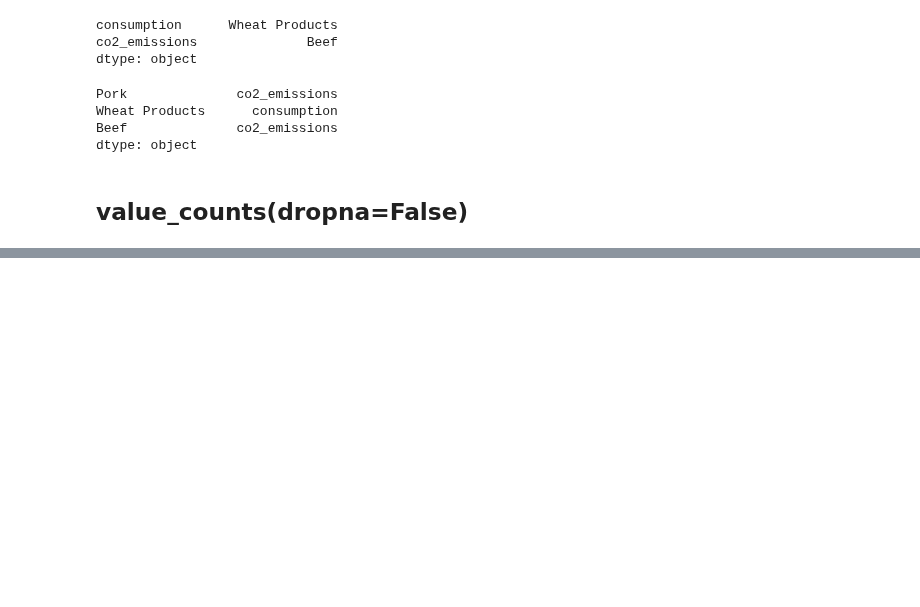
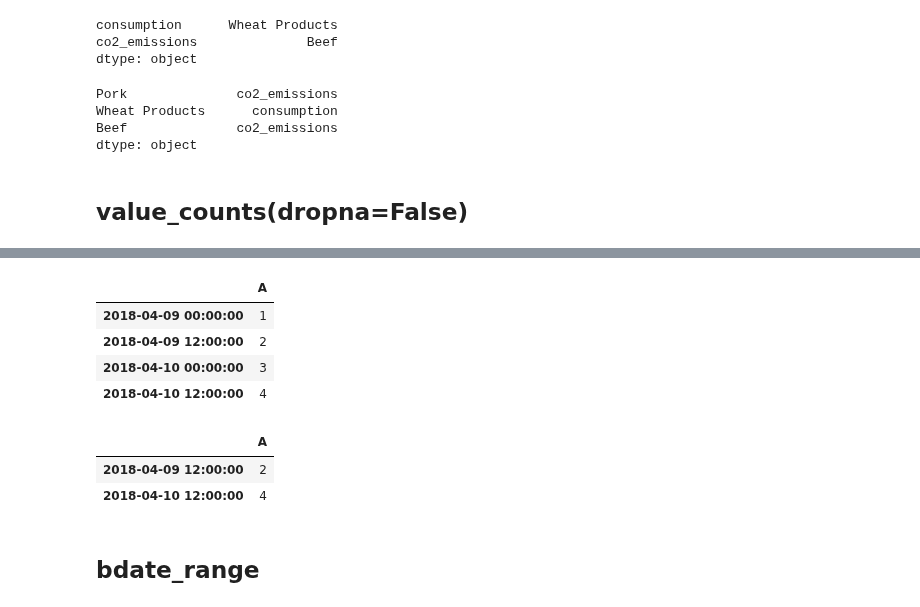
Before and after one commit to soyinkas1/PP0011_Books_Medium_Articles-Personal-Practice-Walkalong_Notebooks, a Jupyter notebook: 25 Pandas Functions You Didn't Know Existed.ipynb, the cells around one changed output, grey strips where cells are left out. Drawn from its saved outputs; the diff is of its cells as text; code cells hidden in the pictures; blank space fills up the shorter version.

```diff
--- a/25 Pandas Functions You Didn't Know Existed.ipynb
+++ b/25 Pandas Functions You Didn't Know Existed.ipynb
@@ -1310,0 +1309,18 @@ i = pd.date_range('2017')
+# %%
+i = pd.date_range('2018-04-09', periods=4, freq='12H')
+ts = pd.DataFrame({'A': [1, 2, 3, 4]}, index=i)
+ts
+# %% [output]
+|  | A |
+| 2018-04-09 00:00:00 | 1 |
+| 2018-04-09 12:00:00 | 2 |
+| 2018-04-10 00:00:00 | 3 |
+| 2018-04-10 12:00:00 | 4 |
+# %%
+ts.at_time('12:00')
+# %% [output]
+|  | A |
+| 2018-04-09 12:00:00 | 2 |
+| 2018-04-10 12:00:00 | 4 |
+# %% [markdown]
+## bdate_range
```
Also changed, not shown: parts of 70 cells of this notebook.
